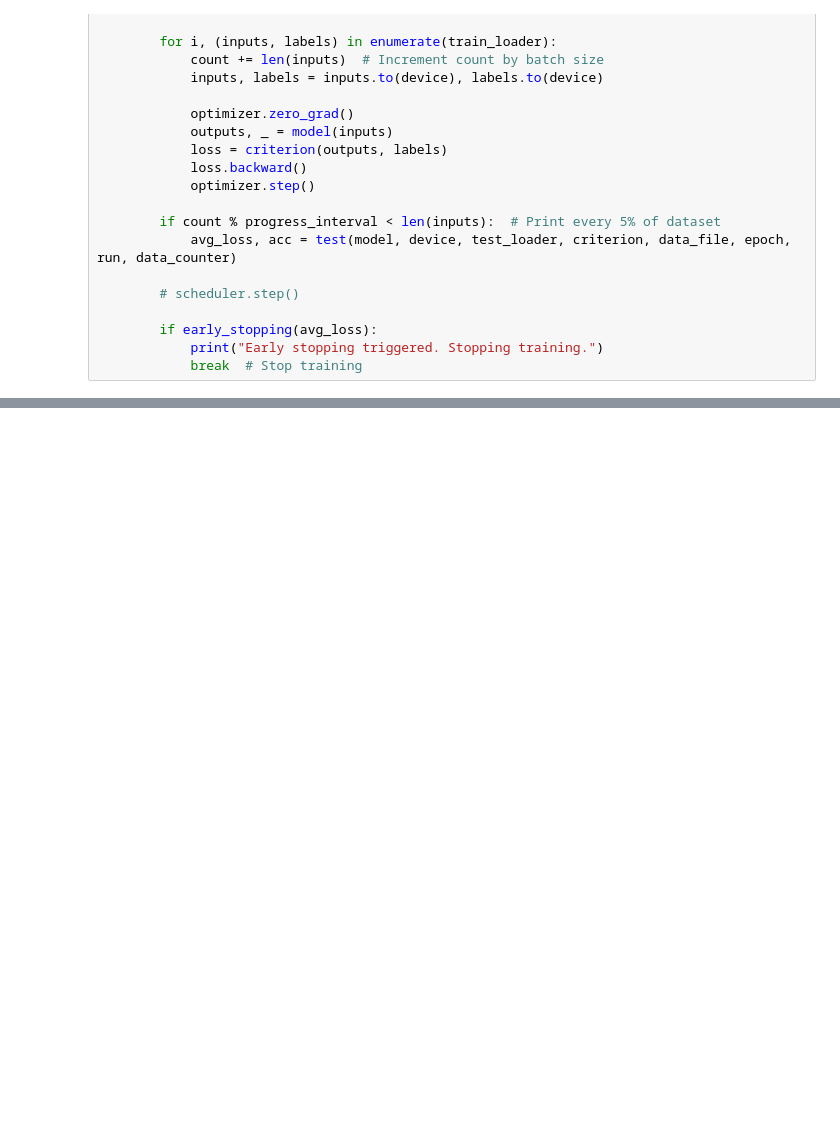
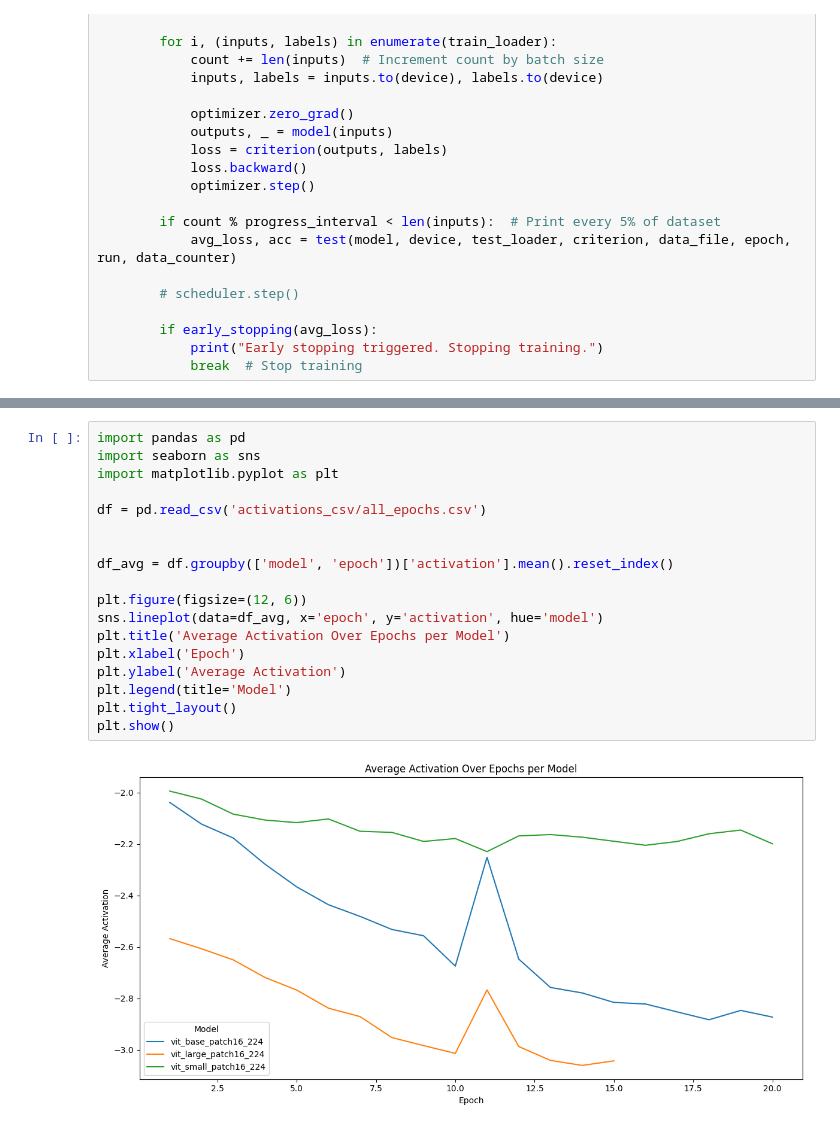
Before and after one commit to andrei-lucian/MSc_Thesis, a Jupyter notebook: firstTrial.ipynb, the cells around one changed output, grey strips where cells are left out. Cells and saved outputs as stored; diff of their text form; blank space fills up the shorter version.

```diff
--- a/firstTrial.ipynb
+++ b/firstTrial.ipynb
@@ -406,0 +508,20 @@ NameError: name 'pd' is not defined
+# %%
+import pandas as pd
+import seaborn as sns
+import matplotlib.pyplot as plt
+
+df = pd.read_csv('activations_csv/all_epochs.csv')
+
+
+df_avg = df.groupby(['model', 'epoch'])['activation'].mean().reset_index()
+
+plt.figure(figsize=(12, 6))
+sns.lineplot(data=df_avg, x='epoch', y='activation', hue='model')
+plt.title('Average Activation Over Epochs per Model')
+plt.xlabel('Epoch')
+plt.ylabel('Average Activation')
+plt.legend(title='Model')
+plt.tight_layout()
+plt.show()
+# %% [output]
+[figure, added]
```
Also changed, not shown: parts of 16 cells of this notebook, 5 other files.
